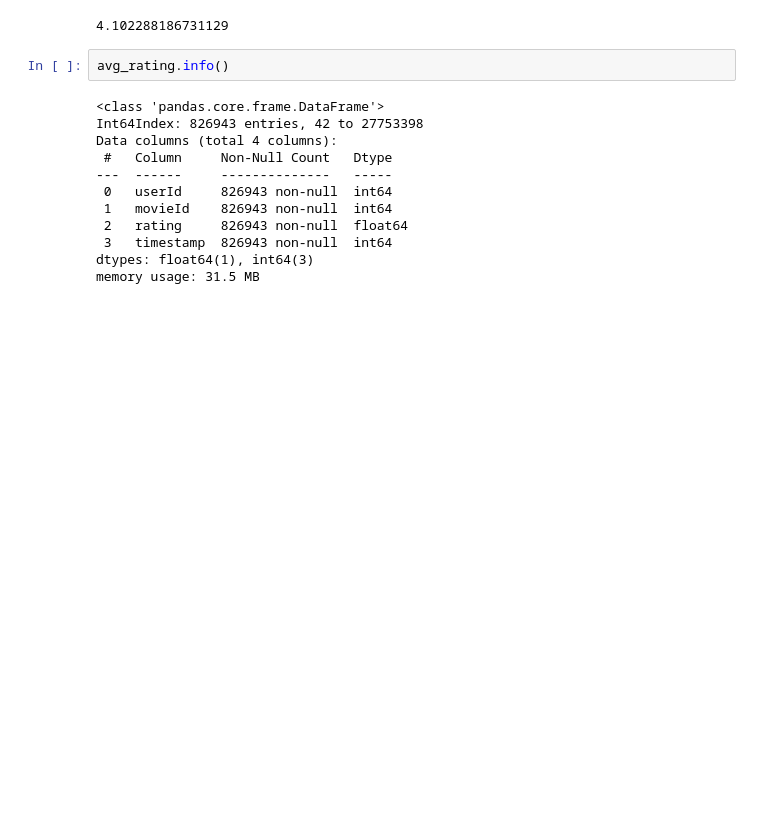
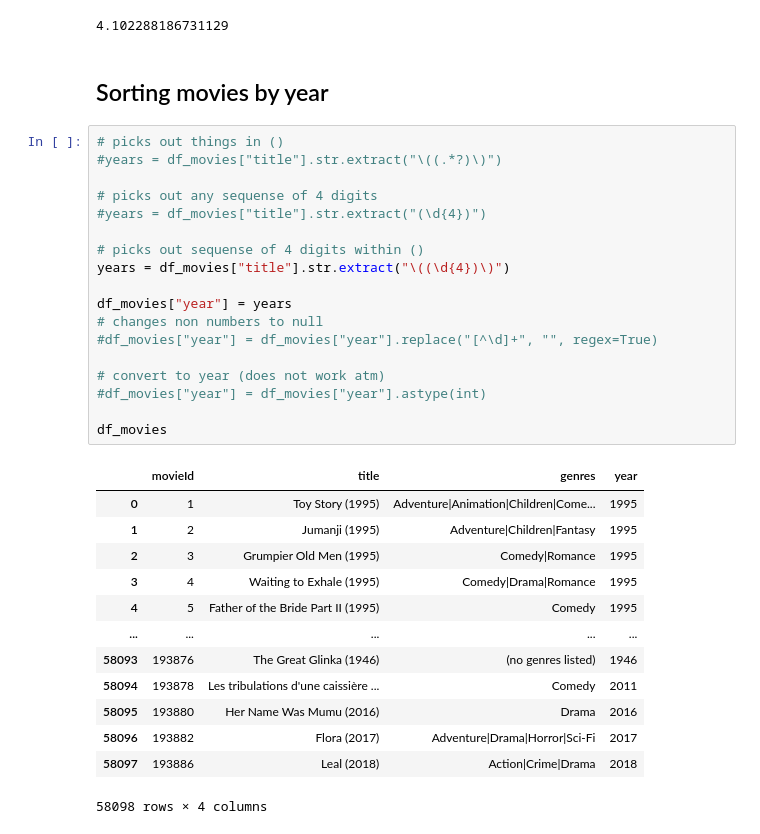
Before and after one commit to Razjoh/Machine-learning-Rasmus-Johansson, a Jupyter notebook: Labb/Recommender.ipynb, the cells around one changed output. Saved outputs shown, nothing was run; the diff lists cells and outputs as text; blank space fills up the shorter version.

Commit message:
filtering per year

```diff
--- a/Labb/Recommender.ipynb
+++ b/Labb/Recommender.ipynb
@@ -108,17 +101,37 @@ avg_rating = df_ratings[df_ratings["movieId"].isin(most_rated["movieId"])]
 avg_rating["rating"].mean()
 # %% [output]
 4.102288186731129
-# %%
-avg_rating.info()
-# %% [output]
-<class 'pandas.core.frame.DataFrame'>
-Int64Index: 826943 entries, 42 to 27753398
-Data columns (total 4 columns):
- #   Column     Non-Null Count   Dtype
----  ------     --------------   -----
- 0   userId     826943 non-null  int64
- 1   movieId    826943 non-null  int64
- 2   rating     826943 non-null  float64
- 3   timestamp  826943 non-null  int64
-dtypes: float64(1), int64(3)
-memory usage: 31.5 MB
+# %% [markdown]
+## Sorting movies by year
+# %%
+# picks out things in ()
+#years = df_movies["title"].str.extract("\((.*?)\)")
+
+# picks out any sequense of 4 digits
+#years = df_movies["title"].str.extract("(\d{4})")
+
+# picks out sequense of 4 digits within ()
+years = df_movies["title"].str.extract("\((\d{4})\)")
+
+df_movies["year"] = years
+# changes non numbers to null
+#df_movies["year"] = df_movies["year"].replace("[^\d]+", "", regex=True)
+
+# convert to year (does not work atm)
+#df_movies["year"] = df_movies["year"].astype(int)
+
+df_movies
+# %% [output]
+|  | movieId | title | genres | year |
+| 0 | 1 | Toy Story (1995) | Adventure|Animation|Children|Come... | 1995 |
+| 1 | 2 | Jumanji (1995) | Adventure|Children|Fantasy | 1995 |
+| 2 | 3 | Grumpier Old Men (1995) | Comedy|Romance | 1995 |
+| 3 | 4 | Waiting to Exhale (1995) | Comedy|Drama|Romance | 1995 |
+| 4 | 5 | Father of the Bride Part II (1995) | Comedy | 1995 |
+| ... | ... | ... | ... | ... |
+| 58093 | 193876 | The Great Glinka (1946) | (no genres listed) | 1946 |
+| 58094 | 193878 | Les tribulations d'une caissière ... | Comedy | 2011 |
+| 58095 | 193880 | Her Name Was Mumu (2016) | Drama | 2016 |
+| 58096 | 193882 | Flora (2017) | Adventure|Drama|Horror|Sci-Fi | 2017 |
+| 58097 | 193886 | Leal (2018) | Action|Crime|Drama | 2018 |
+58098 rows × 4 columns
```
Also changed, not shown: parts of 4 cells of this notebook.
